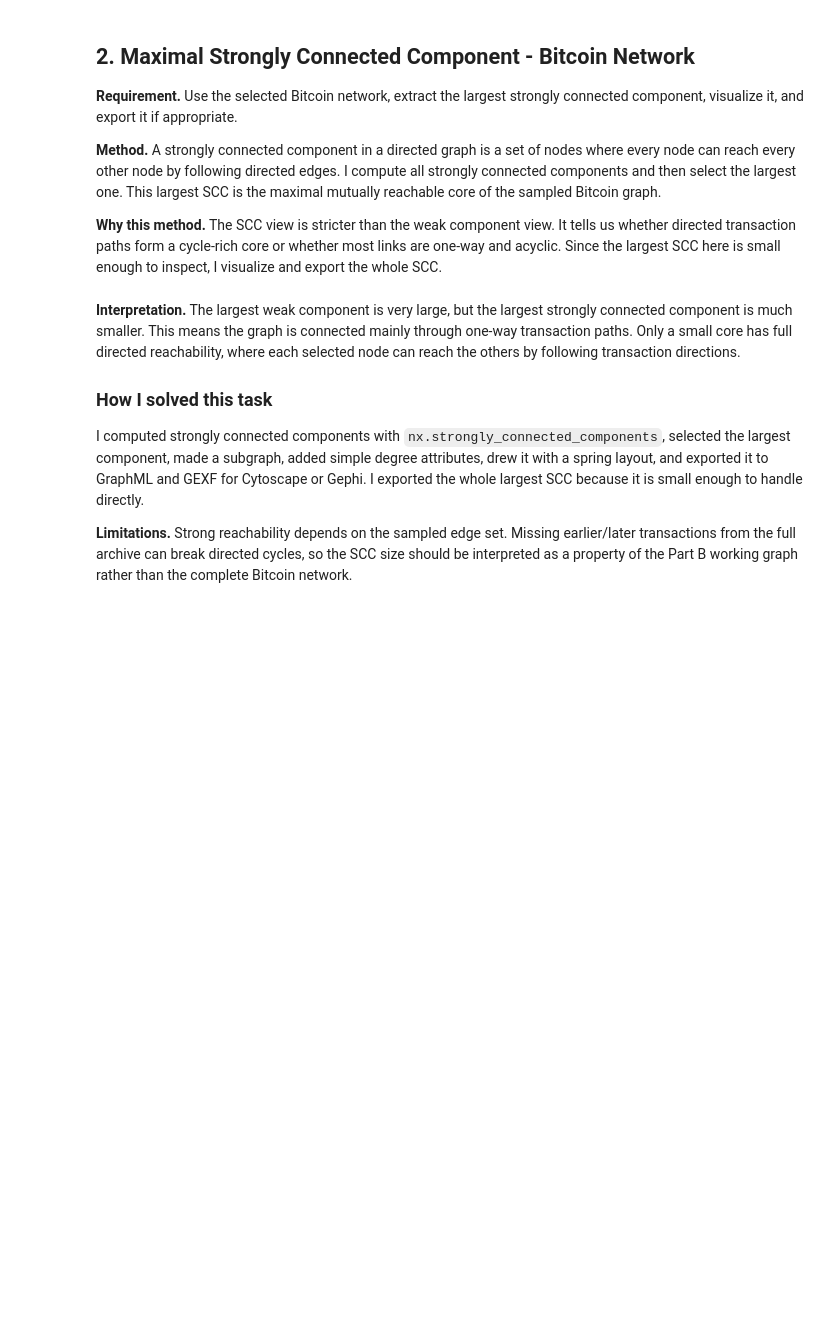
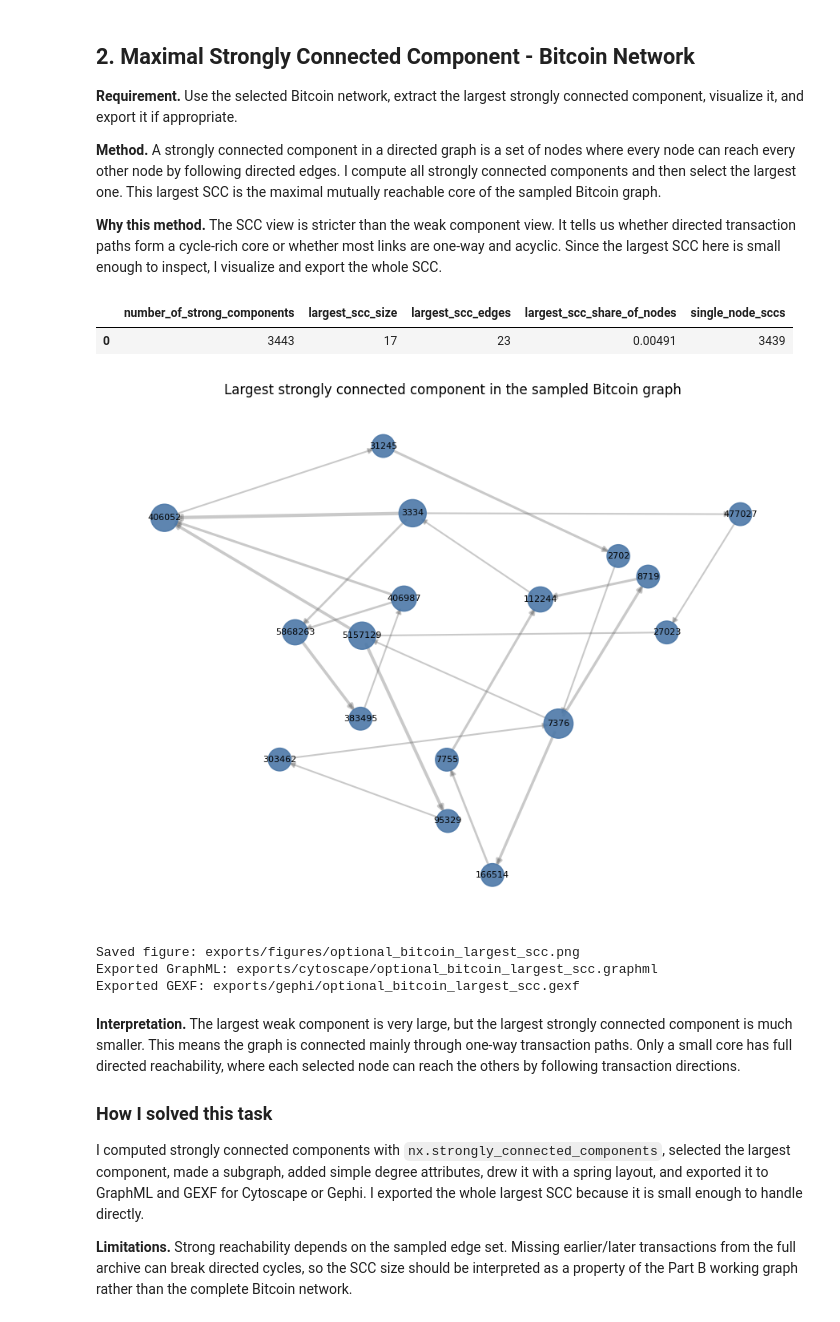
Before and after one commit to Bershco/ds-course-network-analysis, a Jupyter notebook: notebooks/optional_practice.ipynb, the cells around one changed output. Drawn from its saved outputs; the diff is of its cells as text; code cells hidden in the pictures; blank space fills up the shorter version.

```diff
--- a/notebooks/optional_practice.ipynb
+++ b/notebooks/optional_practice.ipynb
@@ -164,35 +192,43 @@ scc_summary = pd.DataFrame({
 
 display(scc_summary)
 
 deg = dict(largest_scc.degree())
 weighted = dict(largest_scc.degree(weight="count"))
 for node in largest_scc.nodes:
     largest_scc.nodes[node]["degree"] = int(deg.get(node, 0))
     largest_scc.nodes[node]["weighted_degree"] = float(weighted.get(node, 0))
     largest_scc.nodes[node]["label"] = str(node)
 
+scc_export_graph = graph_with_export_safe_attributes(largest_scc)
 scc_graphml = CYTOSCAPE / "optional_bitcoin_largest_scc.graphml"
 scc_gexf = GEPHI / "optional_bitcoin_largest_scc.gexf"
-nx.write_graphml(largest_scc, scc_graphml)
-nx.write_gexf(largest_scc, scc_gexf)
+nx.write_graphml(scc_export_graph, scc_graphml)
+nx.write_gexf(scc_export_graph, scc_gexf)
 
 fig, ax = plt.subplots(figsize=(9, 7))
 pos = nx.spring_layout(largest_scc, seed=RANDOM_SEED, k=0.9)
 node_sizes = [240 + 90 * deg.get(node, 0) for node in largest_scc.nodes]
 edge_widths = [0.8 + math.log1p(largest_scc.edges[edge].get("count", 1)) for edge in largest_scc.edges]
 nx.draw_networkx_edges(largest_scc, pos, ax=ax, alpha=0.35, arrows=True, arrowsize=10, width=edge_widths, edge_color="#666666")
 nx.draw_networkx_nodes(largest_scc, pos, ax=ax, node_size=node_sizes, node_color="#4c78a8", alpha=0.9)
 nx.draw_networkx_labels(largest_scc, pos, ax=ax, font_size=8)
 ax.set_title("Largest strongly connected component in the sampled Bitcoin graph")
 ax.axis("off")
 fig.tight_layout()
 scc_fig = FIGURES / "optional_bitcoin_largest_scc.png"
 fig.savefig(scc_fig, dpi=160, bbox_inches="tight")
 plt.show()
 
 print(f"Saved figure: {scc_fig.relative_to(ROOT)}")
 print(f"Exported GraphML: {scc_graphml.relative_to(ROOT)}")
 print(f"Exported GEXF: {scc_gexf.relative_to(ROOT)}")
+# %% [output]
+|  | number_of_strong_components | largest_scc_size | largest_scc_edges | largest_scc_share_of_nodes | single_node_sccs |
+| 0 | 3443 | 17 | 23 | 0.00491 | 3439 |
+[figure, added]
+Saved figure: exports/figures/optional_bitcoin_largest_scc.png
+Exported GraphML: exports/cytoscape/optional_bitcoin_largest_scc.graphml
+Exported GEXF: exports/gephi/optional_bitcoin_largest_scc.gexf
 # %% [markdown]
 **Interpretation.** The largest weak component is very large, but the largest strongly connected component is much smaller. This means the graph is connected mainly through one-way transaction paths. Only a small core has full directed reachability, where each selected node can reach the others by following transaction directions.
 
```
Also changed, not shown: parts of 5 cells of this notebook.
